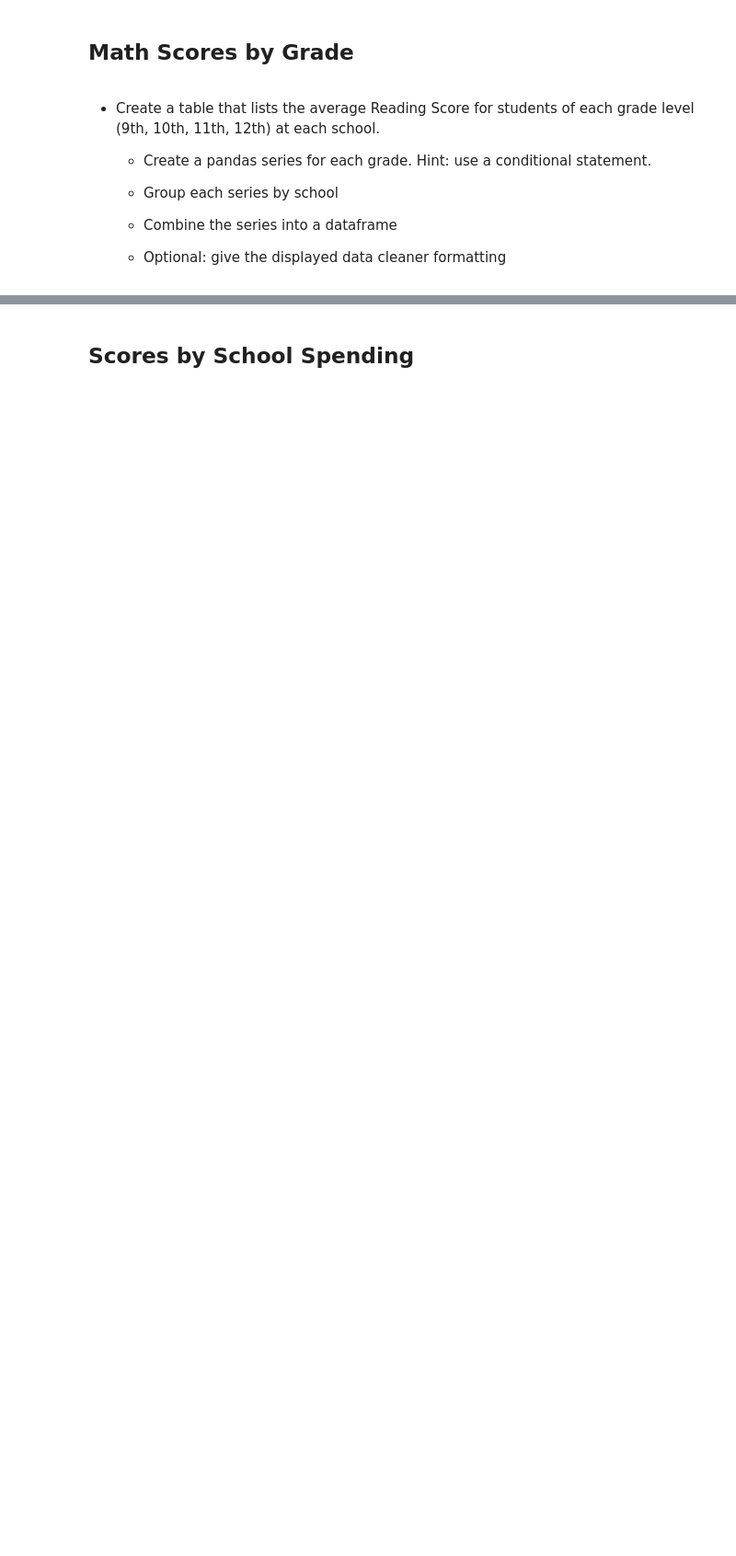
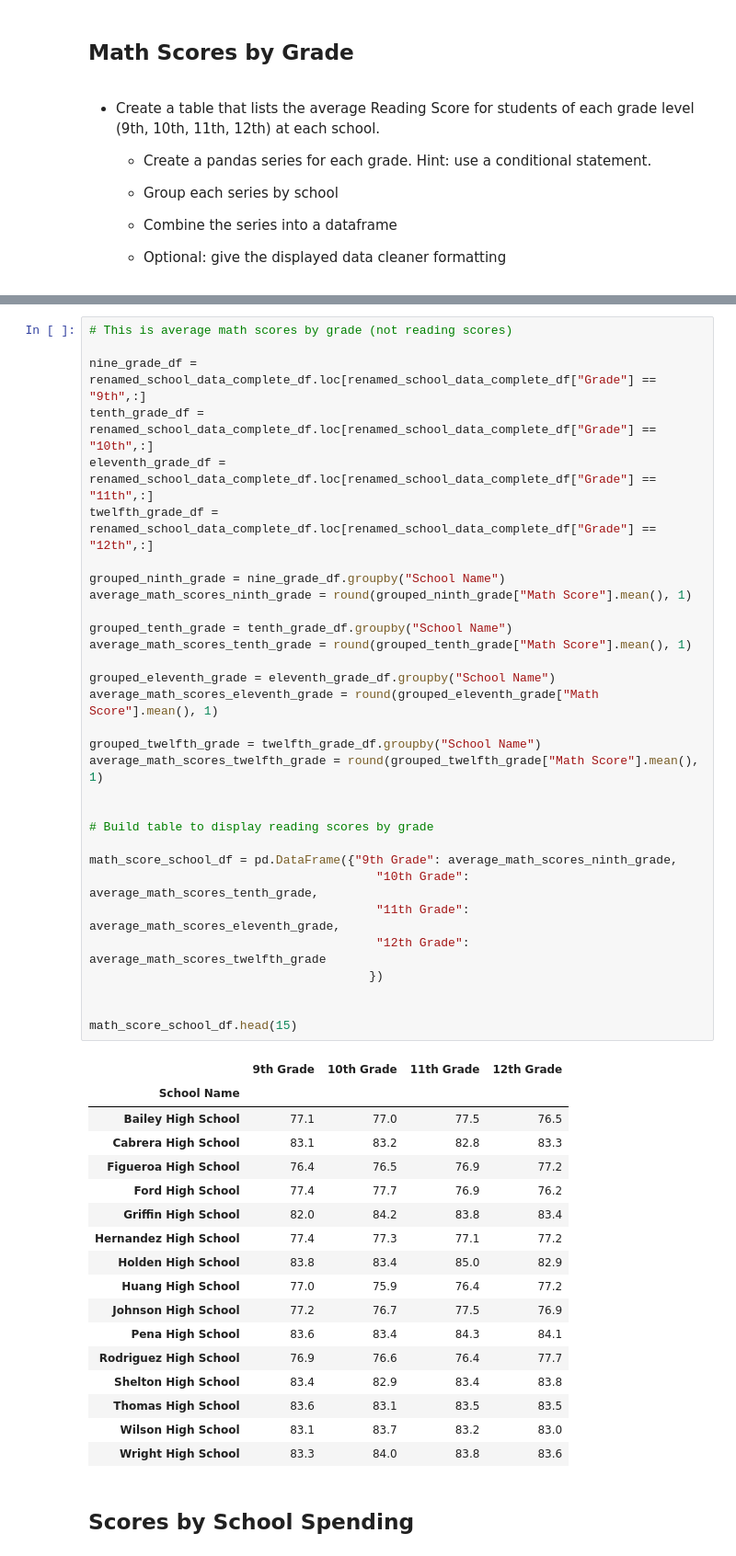
Before and after one commit to SamHoney71/pandas-challenge, a Jupyter notebook: PyCitySchools/PyCitySchoolsJeter.ipynb, the cells around one changed output, grey strips where cells are left out. Shown at 92% size. Saved outputs shown, nothing was run; the diff lists cells and outputs as text; blank space fills up the shorter version.

```diff
--- a/PyCitySchools/PyCitySchoolsJeter.ipynb
+++ b/PyCitySchools/PyCitySchoolsJeter.ipynb
@@ -263,2 +308,51 @@ KeyError: False
+# %%
+# This is average math scores by grade (not reading scores)
+
+nine_grade_df = renamed_school_data_complete_df.loc[renamed_school_data_complete_df["Grade"] == "9th",:]
+tenth_grade_df = renamed_school_data_complete_df.loc[renamed_school_data_complete_df["Grade"] == "10th",:]
+eleventh_grade_df = renamed_school_data_complete_df.loc[renamed_school_data_complete_df["Grade"] == "11th",:]
+twelfth_grade_df = renamed_school_data_complete_df.loc[renamed_school_data_complete_df["Grade"] == "12th",:]
+
+grouped_ninth_grade = nine_grade_df.groupby("School Name")
+average_math_scores_ninth_grade = round(grouped_ninth_grade["Math Score"].mean(), 1)
+
+grouped_tenth_grade = tenth_grade_df.groupby("School Name")
+average_math_scores_tenth_grade = round(grouped_tenth_grade["Math Score"].mean(), 1)
+
+grouped_eleventh_grade = eleventh_grade_df.groupby("School Name")
+average_math_scores_eleventh_grade = round(grouped_eleventh_grade["Math Score"].mean(), 1)
+
+grouped_twelfth_grade = twelfth_grade_df.groupby("School Name")
+average_math_scores_twelfth_grade = round(grouped_twelfth_grade["Math Score"].mean(), 1)
+
+
+# Build table to display reading scores by grade
+
+math_score_school_df = pd.DataFrame({"9th Grade": average_math_scores_ninth_grade,
+                                        "10th Grade": average_math_scores_tenth_grade,
+                                        "11th Grade": average_math_scores_eleventh_grade,
+                                        "12th Grade": average_math_scores_twelfth_grade
+                                       })
+
+
+math_score_school_df.head(15)
+# %% [output]
+|  | 9th Grade | 10th Grade | 11th Grade | 12th Grade |
+| School Name |  |  |  |  |
+| Bailey High School | 77.1 | 77.0 | 77.5 | 76.5 |
+| Cabrera High School | 83.1 | 83.2 | 82.8 | 83.3 |
+| Figueroa High School | 76.4 | 76.5 | 76.9 | 77.2 |
+| Ford High School | 77.4 | 77.7 | 76.9 | 76.2 |
+| Griffin High School | 82.0 | 84.2 | 83.8 | 83.4 |
+| Hernandez High School | 77.4 | 77.3 | 77.1 | 77.2 |
+| Holden High School | 83.8 | 83.4 | 85.0 | 82.9 |
+| Huang High School | 77.0 | 75.9 | 76.4 | 77.2 |
+| Johnson High School | 77.2 | 76.7 | 77.5 | 76.9 |
+| Pena High School | 83.6 | 83.4 | 84.3 | 84.1 |
+| Rodriguez High School | 76.9 | 76.6 | 76.4 | 77.7 |
+| Shelton High School | 83.4 | 82.9 | 83.4 | 83.8 |
+| Thomas High School | 83.6 | 83.1 | 83.5 | 83.5 |
+| Wilson High School | 83.1 | 83.7 | 83.2 | 83.0 |
+| Wright High School | 83.3 | 84.0 | 83.8 | 83.6 |
 # %% [markdown]
 ## Scores by School Spending
```
Also changed, not shown: parts of 5 cells of this notebook, 1 other file.
